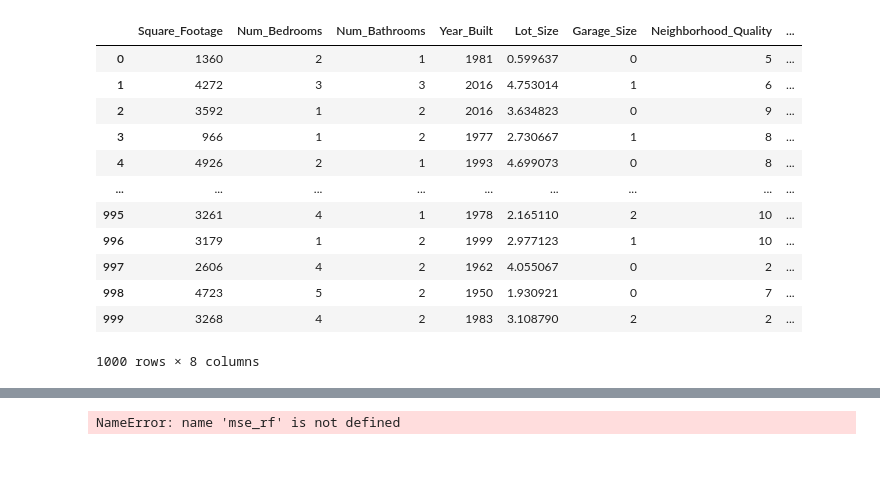
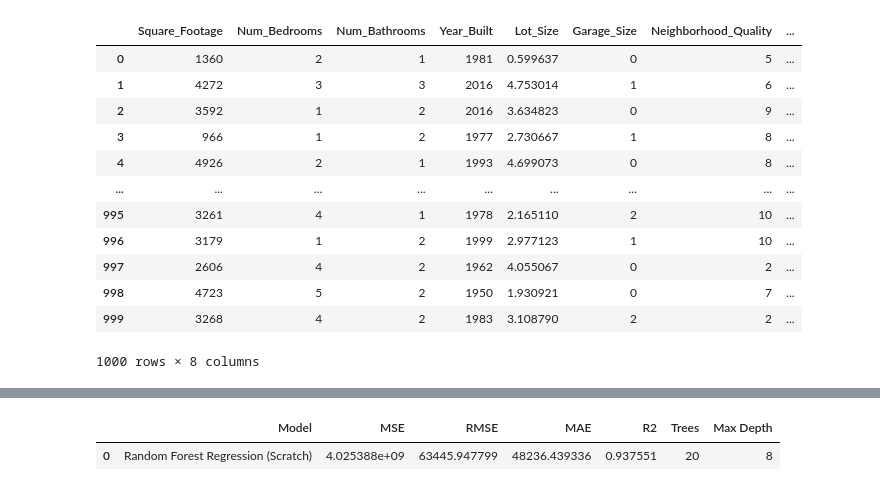
Before and after one commit to saideepa05/ml_algorithms, a Jupyter notebook: regression/Random Forest Regressor/random_forest_regressor.ipynb, the cells around one changed output, grey strips where cells are left out. Saved outputs shown, nothing was run; the diff lists cells and outputs as text; code cells hidden in the pictures; blank space fills up the shorter version.

```diff
--- a/regression/Random Forest Regressor/random_forest_regressor.ipynb
+++ b/regression/Random Forest Regressor/random_forest_regressor.ipynb
@@ -258,13 +258,14 @@ NameError: name 'y_pred_rf' is not defined
 # %%
 rf_results = pd.DataFrame([{
     "Model": "Random Forest Regression (Scratch)",
     "MSE": mse_rf,
     "RMSE": rmse_rf,
     "MAE": mae_rf,
     "R2": r2_rf,
     "Trees": 20,
-    "Max Depth": 6
+    "Max Depth": 8
 }])
 rf_results
 # %% [output]
-NameError: name 'mse_rf' is not defined
+|  | Model | MSE | RMSE | MAE | R2 | Trees | Max Depth |
+| 0 | Random Forest Regression (Scratch) | 4.025388e+09 | 63445.947799 | 48236.439336 | 0.937551 | 20 | 8 |
```
Also changed, not shown: parts of 4 cells of this notebook, 1 other file.
